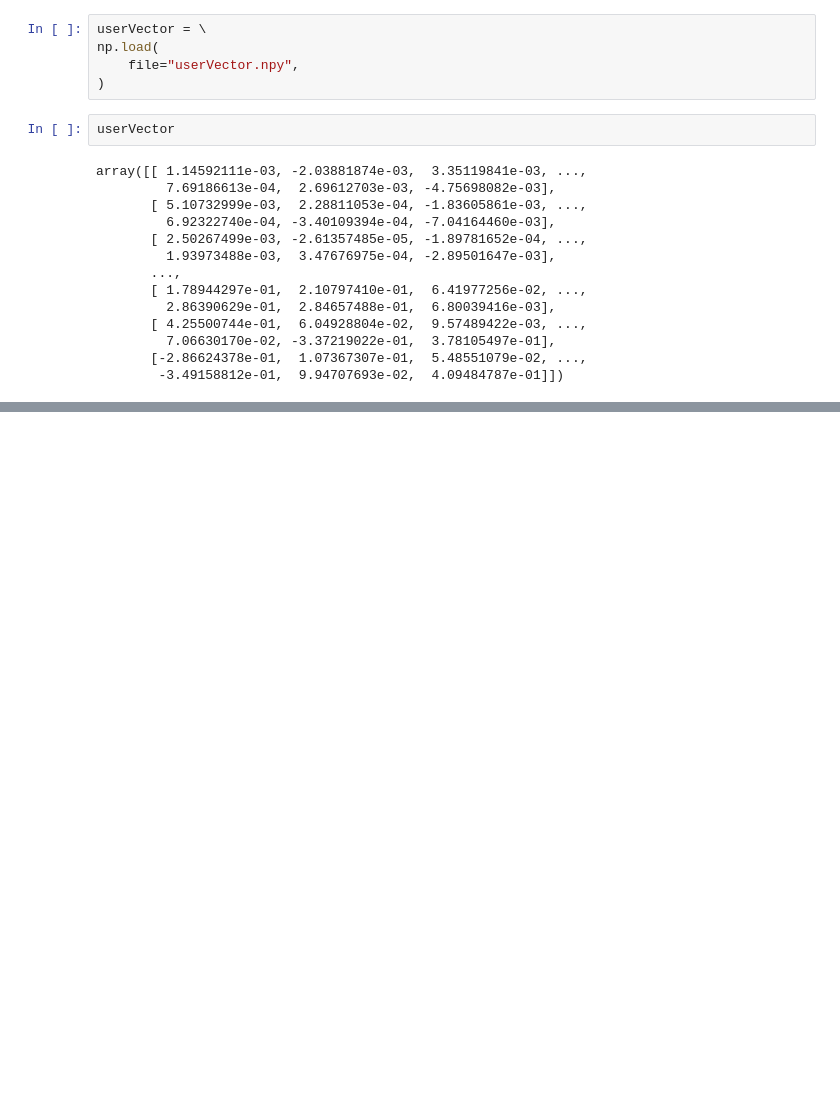
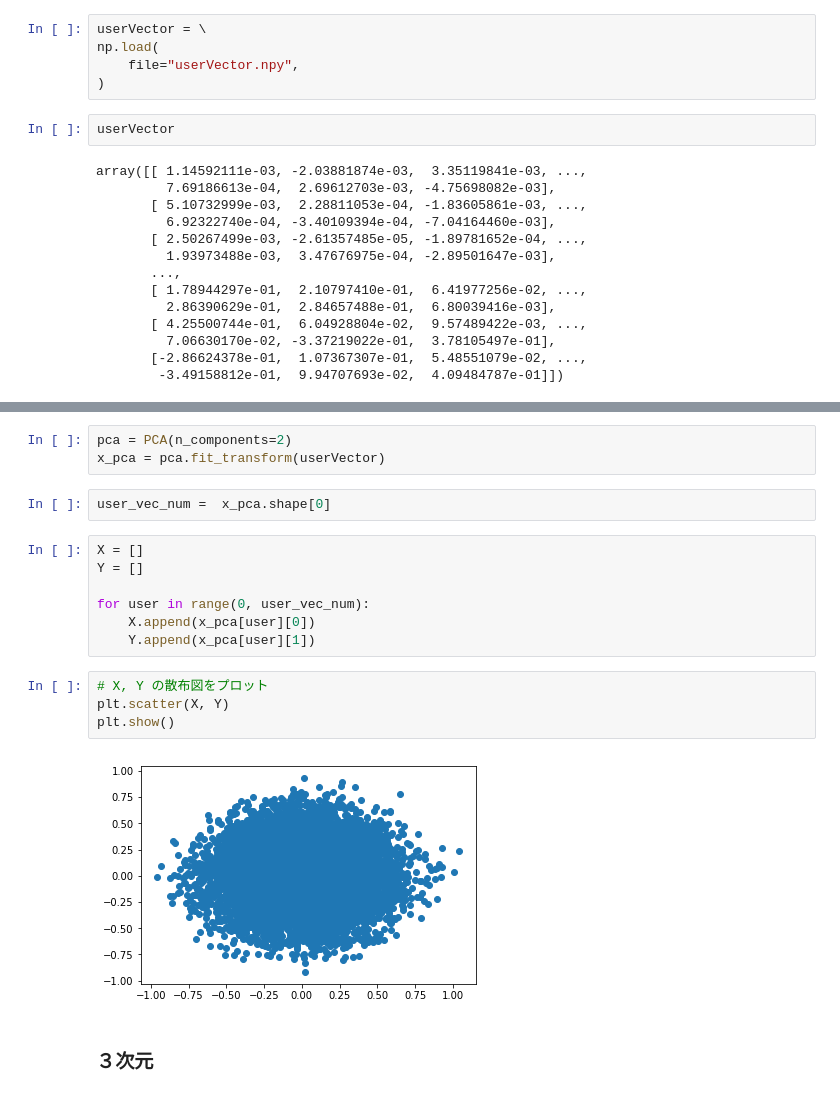
Before and after one commit to fumiyo0607/TransRec, a Jupyter notebook: src/TransRec.ipynb, the cells around one changed output, grey strips where cells are left out. Drawn from its saved outputs; the diff is of its cells as text; blank space fills up the shorter version.

```diff
--- a/src/TransRec.ipynb
+++ b/src/TransRec.ipynb
@@ -259,0 +320,20 @@ array([[ 1.14592111e-03, -2.03881874e-03,  3.35119841e-03, ...,
+# %%
+pca = PCA(n_components=2)
+x_pca = pca.fit_transform(userVector)
+# %%
+user_vec_num =  x_pca.shape[0]
+# %%
+X = []
+Y = []
+
+for user in range(0, user_vec_num):
+    X.append(x_pca[user][0])
+    Y.append(x_pca[user][1])
+# %%
+# X, Y の散布図をプロット
+plt.scatter(X, Y)
+plt.show()
+# %% [output]
+[figure, added]
+# %% [markdown]
+### ３次元
```
Also changed, not shown: parts of 11 cells of this notebook.
